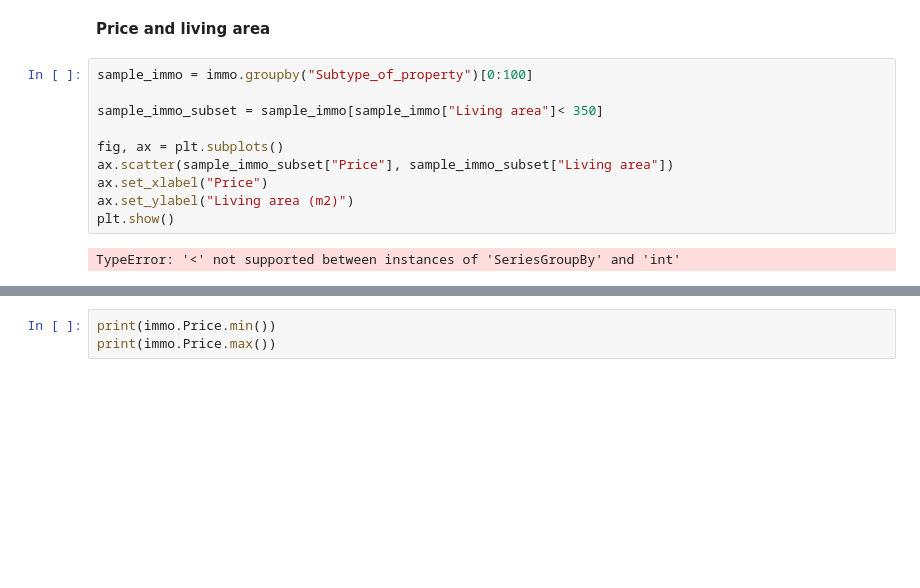
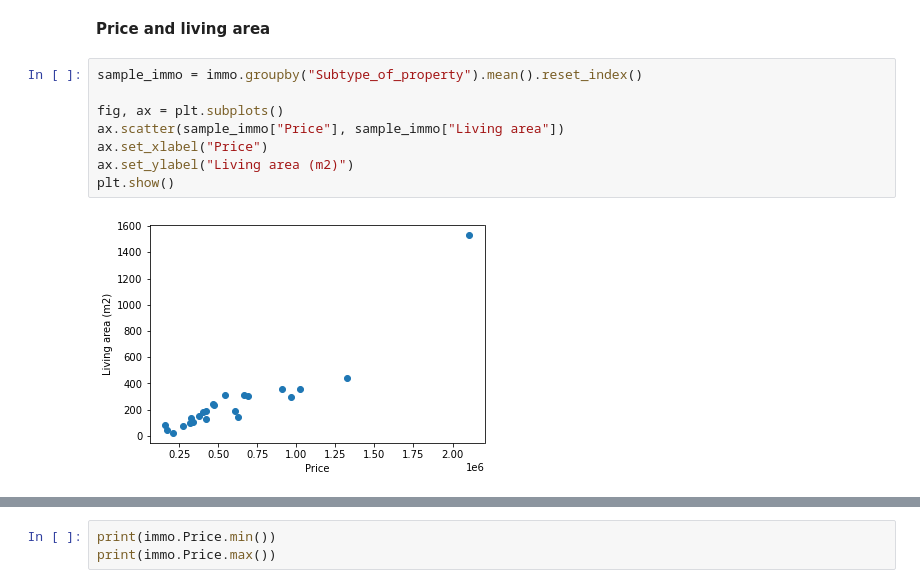
Before and after one commit to jduffy93/immo-eliza-the_chaincoders, a Jupyter notebook: analysis/seaborn_playground.ipynb, the cells around one changed output, grey strips where cells are left out. Drawn from its saved outputs; the diff is of its cells as text; blank space fills up the shorter version.

```diff
--- a/analysis/seaborn_playground.ipynb
+++ b/analysis/seaborn_playground.ipynb
@@ -346,17 +354,15 @@ ValueError: Could not interpret input 'Price'
 # %% [markdown]
 **Price and living area**
 # %%
-sample_immo = immo.groupby("Subtype_of_property")[0:100]
-
-sample_immo_subset = sample_immo[sample_immo["Living area"]< 350]
+sample_immo = immo.groupby("Subtype_of_property").mean().reset_index()
 
 fig, ax = plt.subplots()
-ax.scatter(sample_immo_subset["Price"], sample_immo_subset["Living area"])
+ax.scatter(sample_immo["Price"], sample_immo["Living area"])
 ax.set_xlabel("Price")
 ax.set_ylabel("Living area (m2)")
 plt.show()
 # %% [output]
-TypeError: '<' not supported between instances of 'SeriesGroupBy' and 'int'
+[figure, added]
 # %%
 #Price is still not a float so I convert it here
 #immo["Price"] = immo["Price"].astype(float)
```
Also changed, not shown: parts of 18 cells of this notebook.
